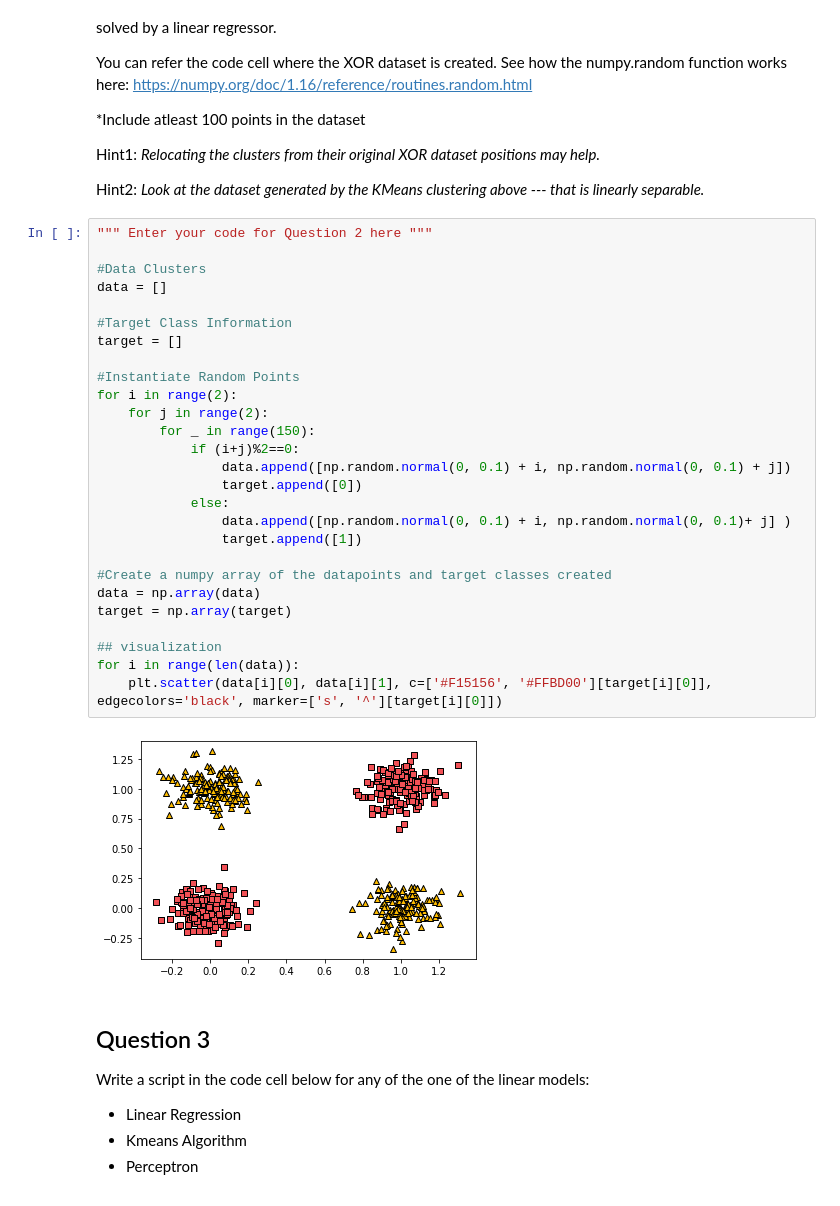
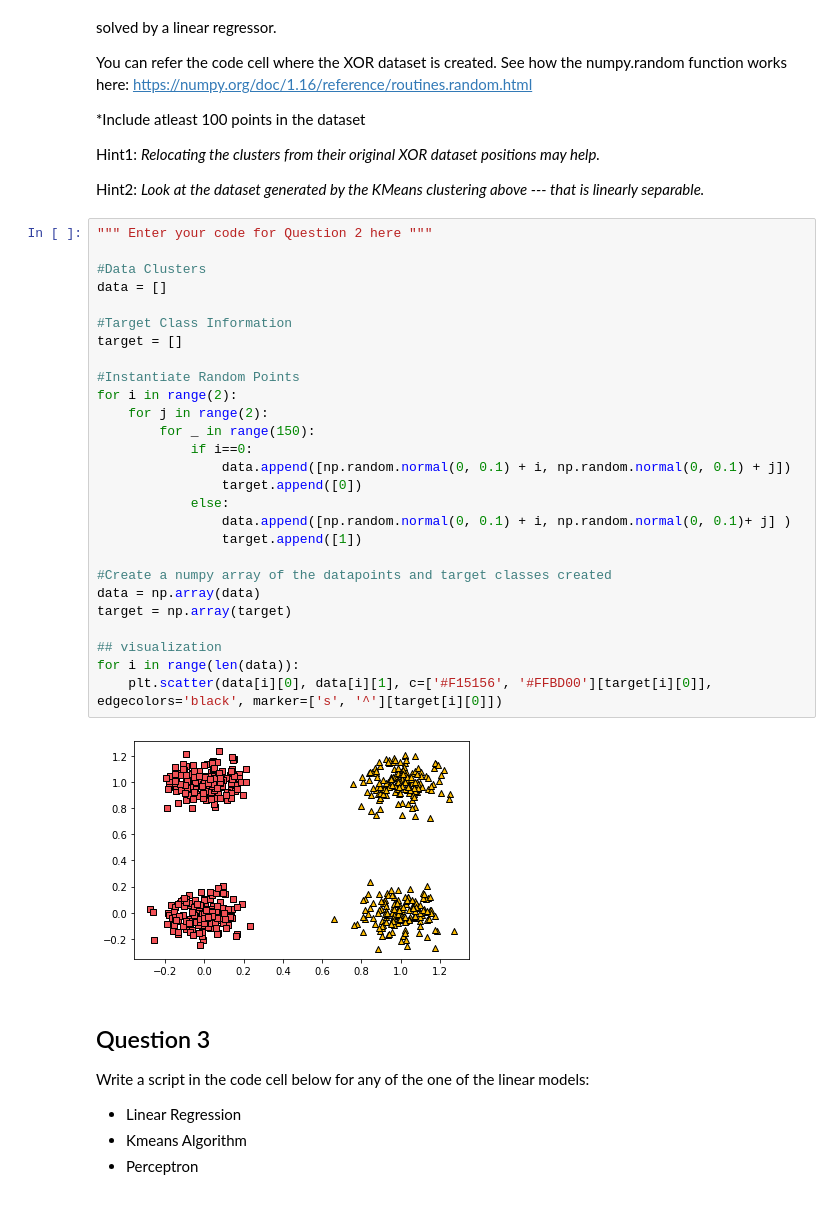
Before and after one commit to mahatigorthy/FutureMakers2022, a Jupyter notebook: Day_3_Intro_to_Deep_Learning_MG.ipynb, the cells around one changed output. Saved outputs shown, nothing was run; the diff lists cells and outputs as text.

```diff
--- a/Day_3_Intro_to_Deep_Learning_MG.ipynb
+++ b/Day_3_Intro_to_Deep_Learning_MG.ipynb
@@ -238,32 +238,32 @@ Hint2: *Look at the dataset generated by the KMeans clustering above --- that is
 # %%
 """ Enter your code for Question 2 here """
 
 #Data Clusters
 data = []
 
 #Target Class Information
 target = []
 
 #Instantiate Random Points
 for i in range(2):
     for j in range(2):
         for _ in range(150):
-            if (i+j)%2==0:
+            if i==0:
                 data.append([np.random.normal(0, 0.1) + i, np.random.normal(0, 0.1) + j])
                 target.append([0])
             else:
                 data.append([np.random.normal(0, 0.1) + i, np.random.normal(0, 0.1)+ j] )
                 target.append([1])
 
 #Create a numpy array of the datapoints and target classes created
 data = np.array(data)
 target = np.array(target)
 
 ## visualization
 for i in range(len(data)):
     plt.scatter(data[i][0], data[i][1], c=['#F15156', '#FFBD00'][target[i][0]], edgecolors='black', marker=['s', '^'][target[i][0]])
 # %% [output]
-[figure, old version]
+[figure, new version]
 # %% [markdown]
 ## Question 3
 Write a script in the code cell below for any of the one of the linear models:
```
Also changed, not shown: parts of 17 cells of this notebook.
